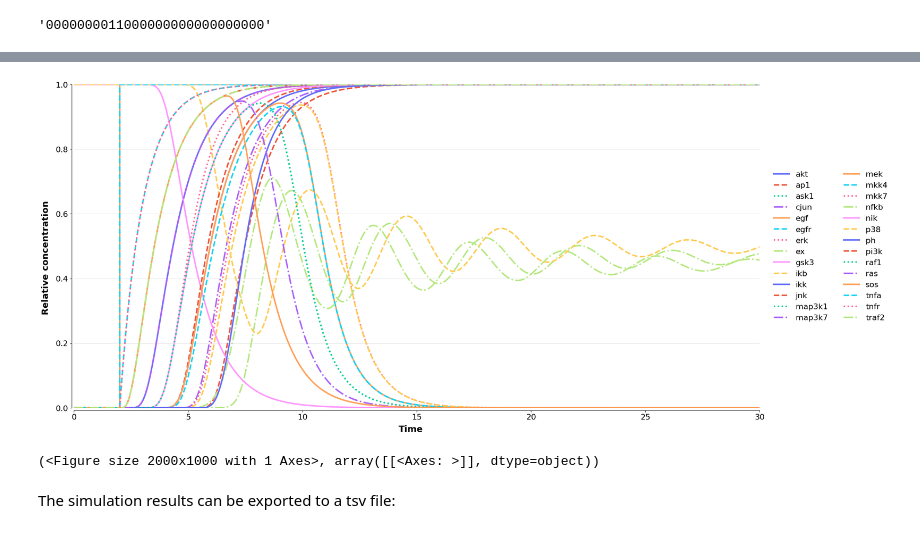
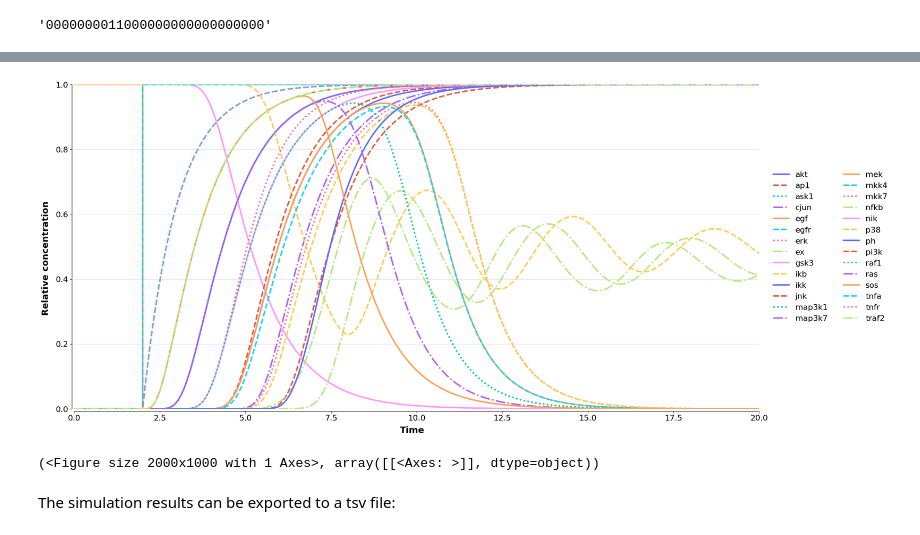
Before and after one commit to NIB-SI/BoolDog, a Jupyter notebook: tutorials/tutorial-advanced.ipynb, the cells around one changed output, grey strips where cells are left out. Cells and saved outputs as stored; diff of their text form; code cells hidden in the pictures.

```diff
--- a/tutorials/tutorial-advanced.ipynb
+++ b/tutorials/tutorial-advanced.ipynb
@@ -191,7 +191,7 @@ last_state = list(bsim_inactive.stg.nodes())[-1]; last_state
 '0000000011000000000000000000'
 # %%
 simulation = bn.continuous_simulation(
-    t_max=30,
+    t_max=20,
     initial_state={n:s for n, s in zip(bn.node_ids, last_state)},
     transform="normalisedhillcube",
     node_events = [
@@ -213,4 +213,4 @@ INFO 2026-03-04 18:59:52,858 booldog.continuous.semi_quantitative:continuous_sim
-[figure, old version]
+[figure, new version]
 (<Figure size 2000x1000 with 1 Axes>, array([[<Axes: >]], dtype=object))
 # %% [markdown]
 The simulation results can be exported to a tsv file:
```
Also changed, not shown: parts of 13 cells of this notebook.
